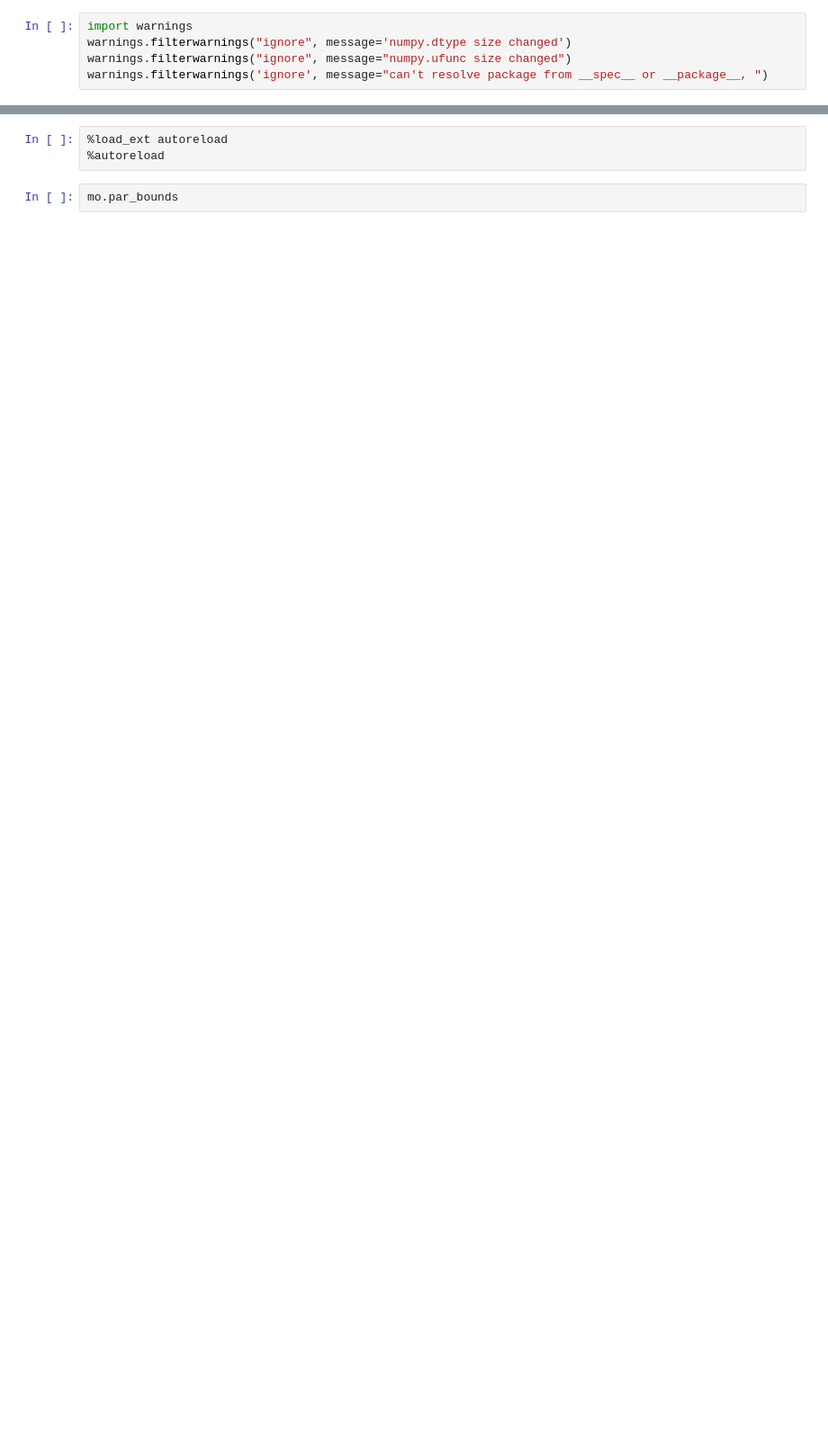
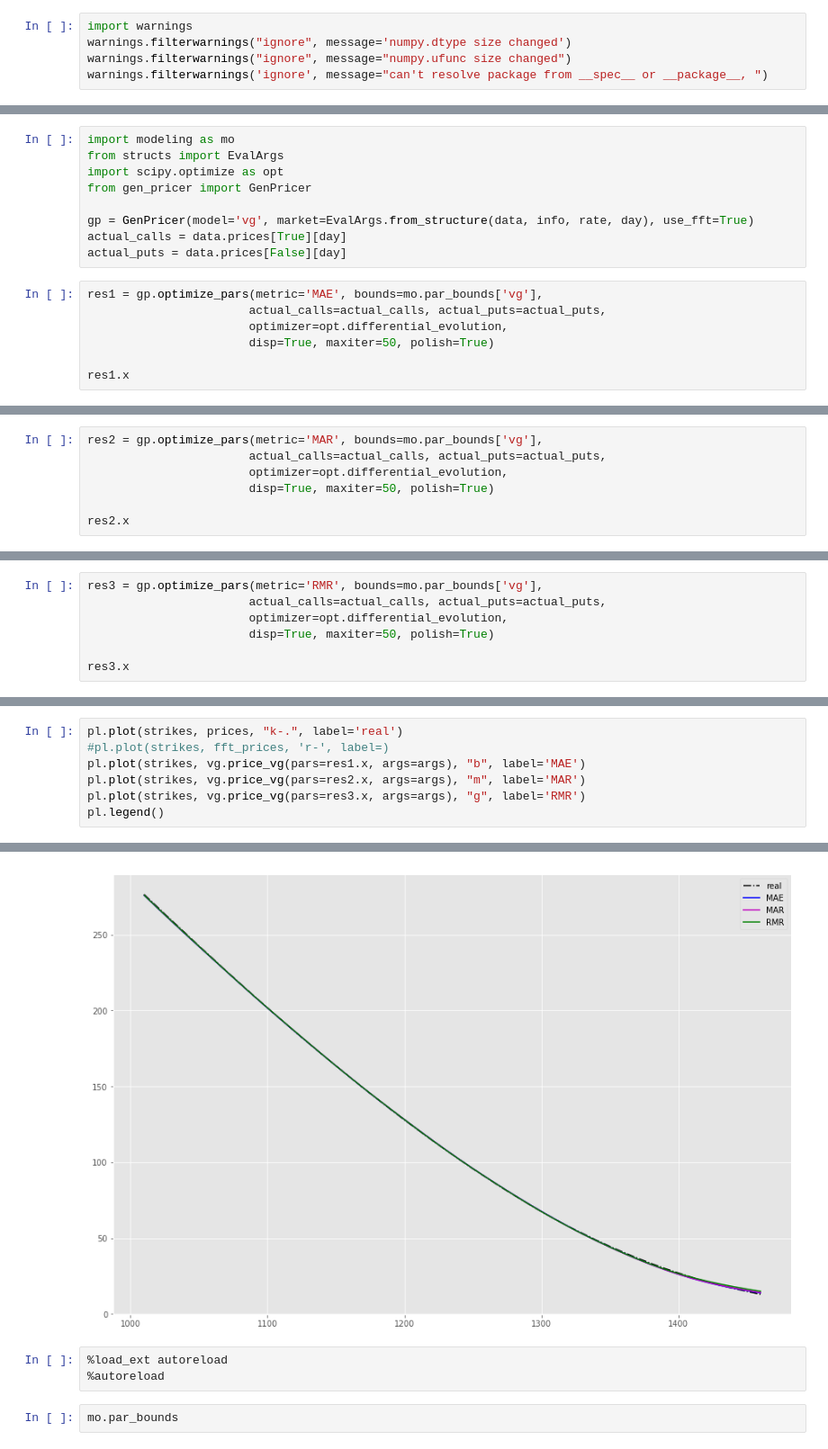
Before and after one commit to shvimas/diploma, a Jupyter notebook: notebooks/vg.ipynb, the cells around one changed output, grey strips where cells are left out. Shown: that part at 90% size. Saved outputs shown, nothing was run; the diff lists cells and outputs as text; blank space fills up the shorter version.

Commit message:
added BS, FFT and general pricer

```diff
--- a/notebooks/vg.ipynb
+++ b/notebooks/vg.ipynb
@@ -104,0 +104,16 @@ res3
+# %%
+import modeling as mo
+from structs import EvalArgs
+import scipy.optimize as opt
+from gen_pricer import GenPricer
+
+gp = GenPricer(model='vg', market=EvalArgs.from_structure(data, info, rate, day), use_fft=True)
+actual_calls = data.prices[True][day]
+actual_puts = data.prices[False][day]
+# %%
+res1 = gp.optimize_pars(metric='MAE', bounds=mo.par_bounds['vg'],
+                       actual_calls=actual_calls, actual_puts=actual_puts,
+                       optimizer=opt.differential_evolution,
+                       disp=True, maxiter=50, polish=True)
+
+res1.x
@@ -104,0 +139,7 @@ res3
+# %%
+res2 = gp.optimize_pars(metric='MAR', bounds=mo.par_bounds['vg'],
+                       actual_calls=actual_calls, actual_puts=actual_puts,
+                       optimizer=opt.differential_evolution,
+                       disp=True, maxiter=50, polish=True)
+
+res2.x
@@ -104,0 +165,7 @@ res3
+# %%
+res3 = gp.optimize_pars(metric='RMR', bounds=mo.par_bounds['vg'],
+                       actual_calls=actual_calls, actual_puts=actual_puts,
+                       optimizer=opt.differential_evolution,
+                       disp=True, maxiter=50, polish=True)
+
+res3.x
@@ -126,0 +194,8 @@ print(vg.price_vg(pars=(1.9242924, 0.85896911, 0.65368481), args=args), "b",
+# %%
+pl.plot(strikes, prices, "k-.", label='real')
+#pl.plot(strikes, fft_prices, 'r-', label=)
+pl.plot(strikes, vg.price_vg(pars=res1.x, args=args), "b", label='MAE')
+pl.plot(strikes, vg.price_vg(pars=res2.x, args=args), "m", label='MAR')
+pl.plot(strikes, vg.price_vg(pars=res3.x, args=args), "g", label='RMR')
+pl.legend()
+# %% [output]
@@ -127,3 +203,4 @@ print(vg.price_vg(pars=(1.9242924, 0.85896911, 0.65368481), args=args), "b",
+[figure, added]
 # %%
 %load_ext autoreload
 %autoreload
```
Also changed, not shown: parts of 36 cells of this notebook, 20 other files.
